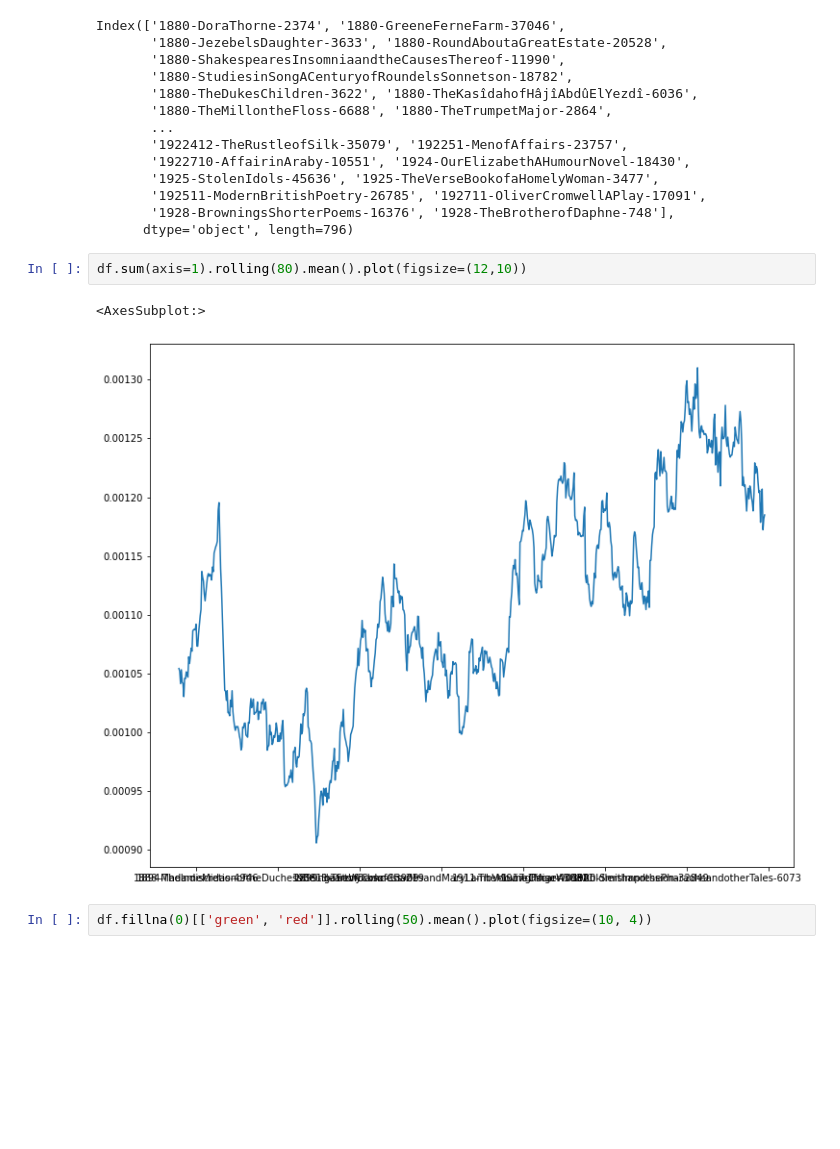
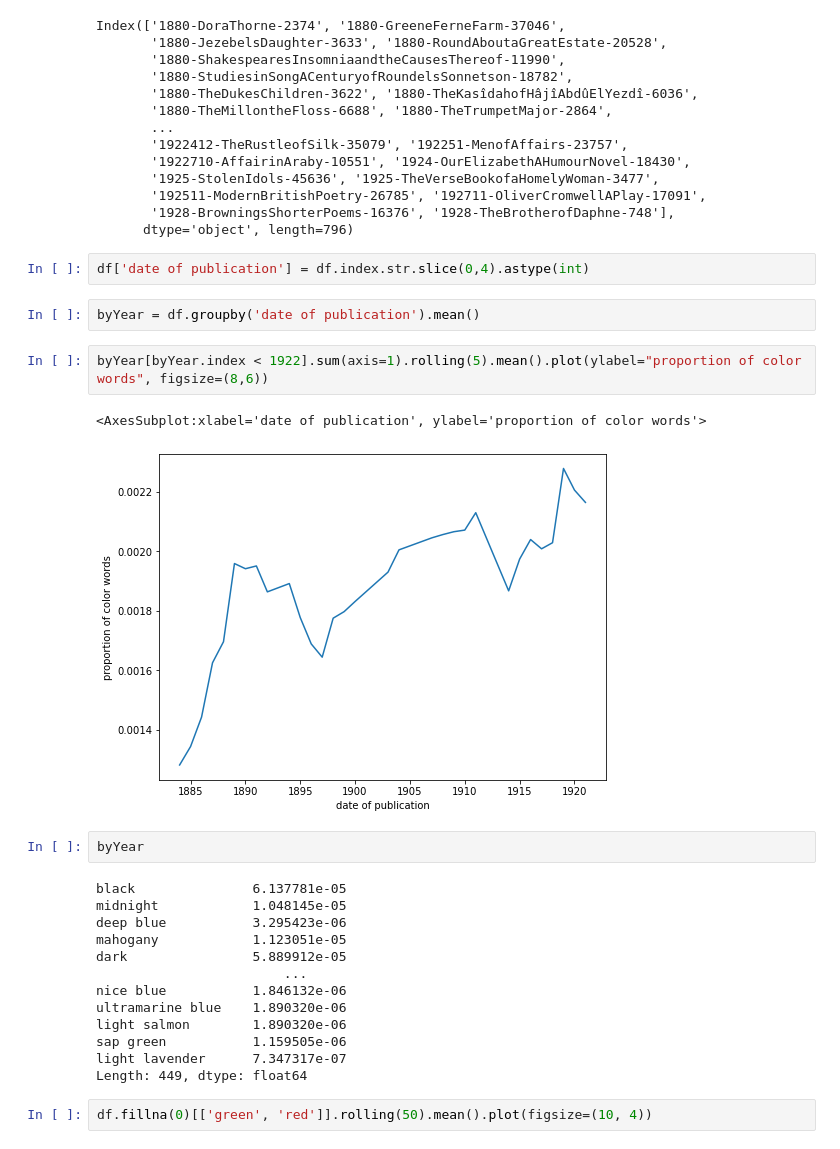
Before and after one commit to JonathanReeve/dissertation, a Jupyter notebook: 04-colors/pg-analysis-py/analyze-results5.ipynb, the cells around one changed output. Saved outputs shown, nothing was run; the diff lists cells and outputs as text; blank space fills up the shorter version.

```diff
--- a/04-colors/pg-analysis-py/analyze-results5.ipynb
+++ b/04-colors/pg-analysis-py/analyze-results5.ipynb
@@ -46,11 +46,30 @@ Index(['1880-DoraThorne-2374', '1880-GreeneFerneFarm-37046',
        '192511-ModernBritishPoetry-26785', '192711-OliverCromwellAPlay-17091',
        '1928-BrowningsShorterPoems-16376', '1928-TheBrotherofDaphne-748'],
       dtype='object', length=796)
+# %%
+df['date of publication'] = df.index.str.slice(0,4).astype(int)
+# %%
+byYear = df.groupby('date of publication').mean()
 # %%
-df.sum(axis=1).rolling(80).mean().plot(figsize=(12,10))
+byYear[byYear.index < 1922].sum(axis=1).rolling(5).mean().plot(ylabel="proportion of color words", figsize=(8,6))
 # %% [output]
-<AxesSubplot:>
+<AxesSubplot:xlabel='date of publication', ylabel='proportion of color words'>
-[figure, old version]
+[figure, new version]
+# %%
+byYear
+# %% [output]
+black               6.137781e-05
+midnight            1.048145e-05
+deep blue           3.295423e-06
+mahogany            1.123051e-05
+dark                5.889912e-05
+                        ...
+nice blue           1.846132e-06
+ultramarine blue    1.890320e-06
+light salmon        1.890320e-06
+sap green           1.159505e-06
+light lavender      7.347317e-07
+Length: 449, dtype: float64
 # %%
 df.fillna(0)[['green', 'red']].rolling(50).mean().plot(figsize=(10, 4))
 # %% [output]
```
Also changed, not shown: parts of 3 cells of this notebook, 9 other files.
